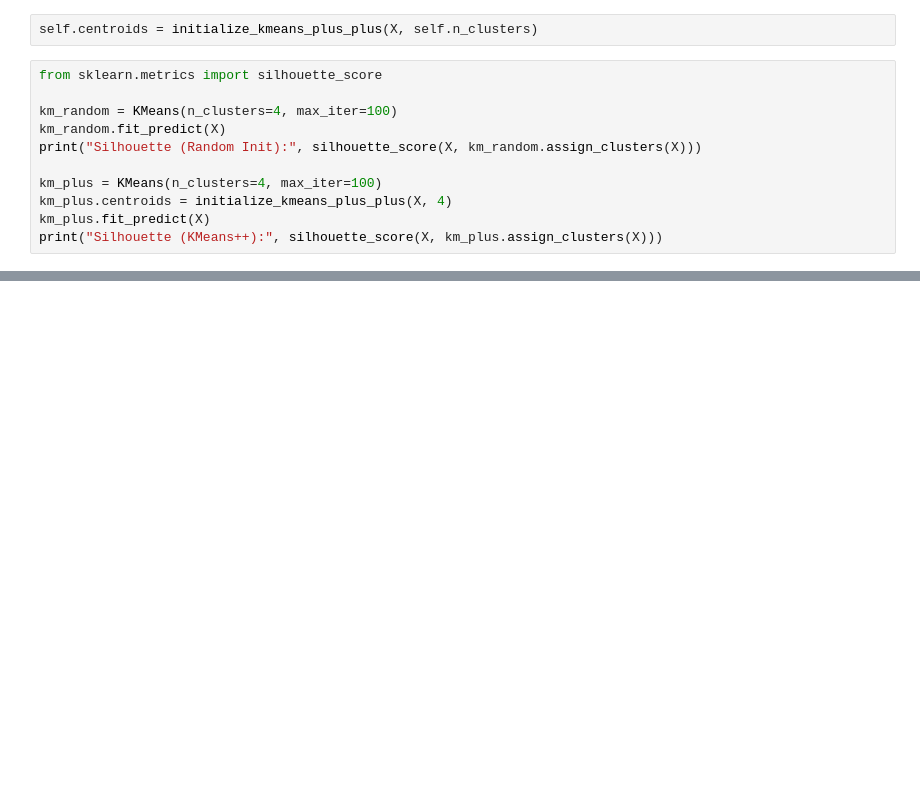
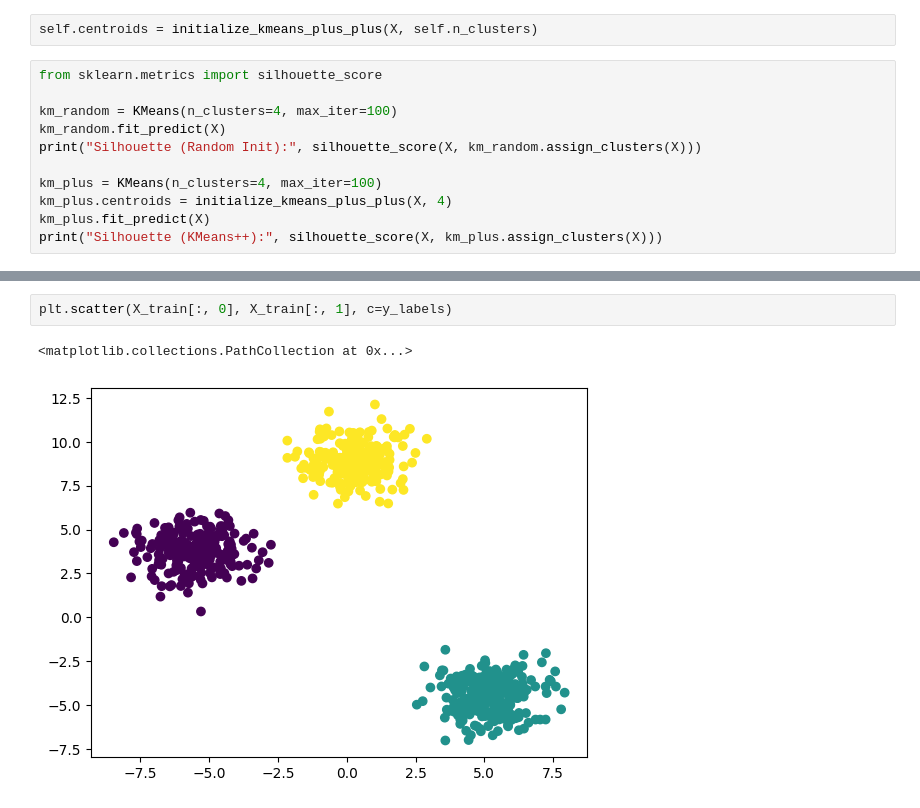
Before and after one commit to Abhishek3102/ML, a Jupyter notebook: K_Means_Clustering.ipynb, the cells around one changed output, grey strips where cells are left out. Cells and saved outputs as stored; diff of their text form; blank space fills up the shorter version.

```diff
--- a/K_Means_Clustering.ipynb
+++ b/K_Means_Clustering.ipynb
@@ -452,0 +497,5 @@ print("Silhouette (KMeans++):", silhouette_score(X, km_plus.assign_clusters(X)))
+# %%
+plt.scatter(X_train[:, 0], X_train[:, 1], c=y_labels)
+# %% [output]
+<matplotlib.collections.PathCollection at 0x...>
+[figure, added]
```
Also changed, not shown: parts of 20 cells of this notebook.
